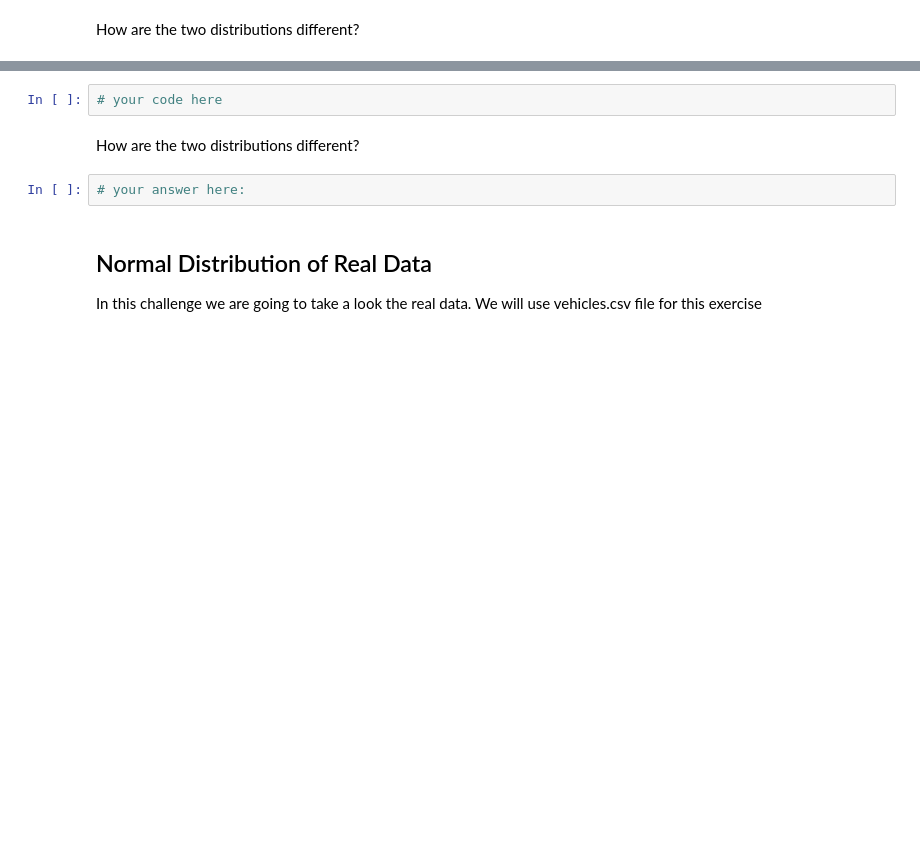
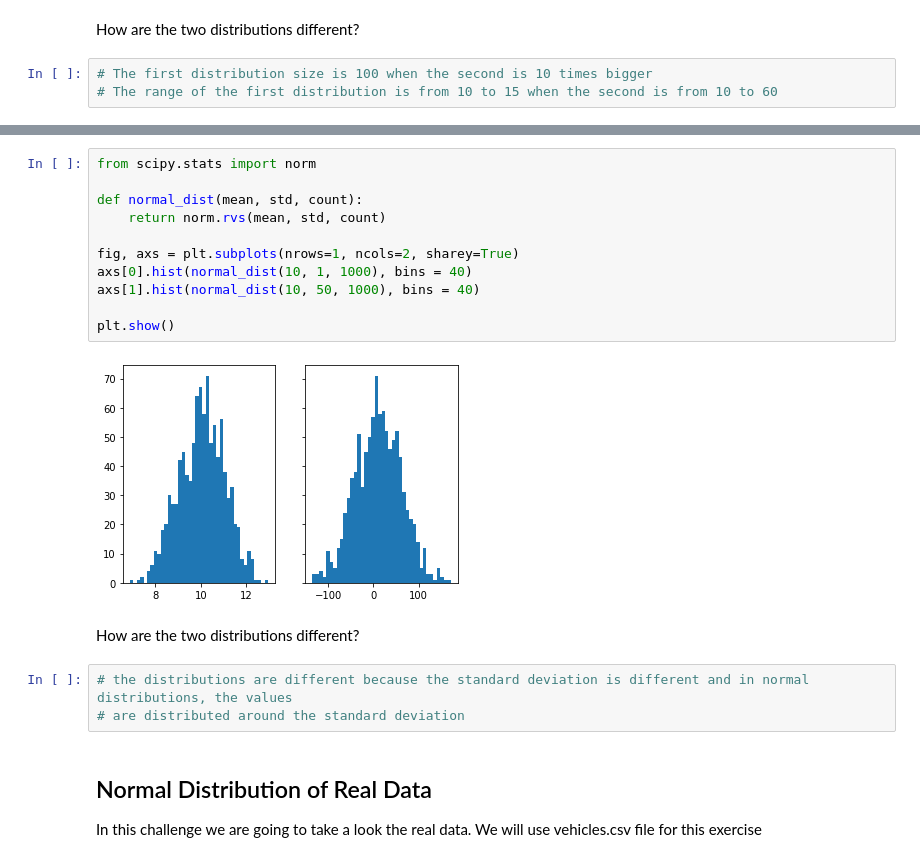
Before and after one commit to ta-data-lis/lab-probability-distributions, a Jupyter notebook: your-code/continuous.ipynb, the cells around one changed output, grey strips where cells are left out. Cells and saved outputs as stored; diff of their text form; blank space fills up the shorter version.

```diff
--- a/your-code/continuous.ipynb
+++ b/your-code/continuous.ipynb
@@ -61,5 +62,8 @@ plt.show()
 # %% [markdown]
 How are the two distributions different?
+# %%
+# The first distribution size is 100 when the second is 10 times bigger
+# The range of the first distribution is from 10 to 15 when the second is from 10 to 60
 # %% [markdown]
 ## Normal Distribution
 
@@ -71,12 +75,24 @@ How are the two distributions different?
 Expected output:
 
 ![normal distribution](nd.png)
-# %%
-# your code here
+# %%
+from scipy.stats import norm
+
+def normal_dist(mean, std, count):
+    return norm.rvs(mean, std, count)
+
+fig, axs = plt.subplots(nrows=1, ncols=2, sharey=True)
+axs[0].hist(normal_dist(10, 1, 1000), bins = 40)
+axs[1].hist(normal_dist(10, 50, 1000), bins = 40)
+
+plt.show()
+# %% [output]
+[figure, added]
 # %% [markdown]
 How are the two distributions different?
-# %%
-# your answer here:
+# %%
+# the distributions are different because the standard deviation is different and in normal distributions, the values
+# are distributed around the standard deviation
 # %% [markdown]
 ## Normal Distribution of Real Data
 
```
Also changed, not shown: parts of 19 cells of this notebook.
